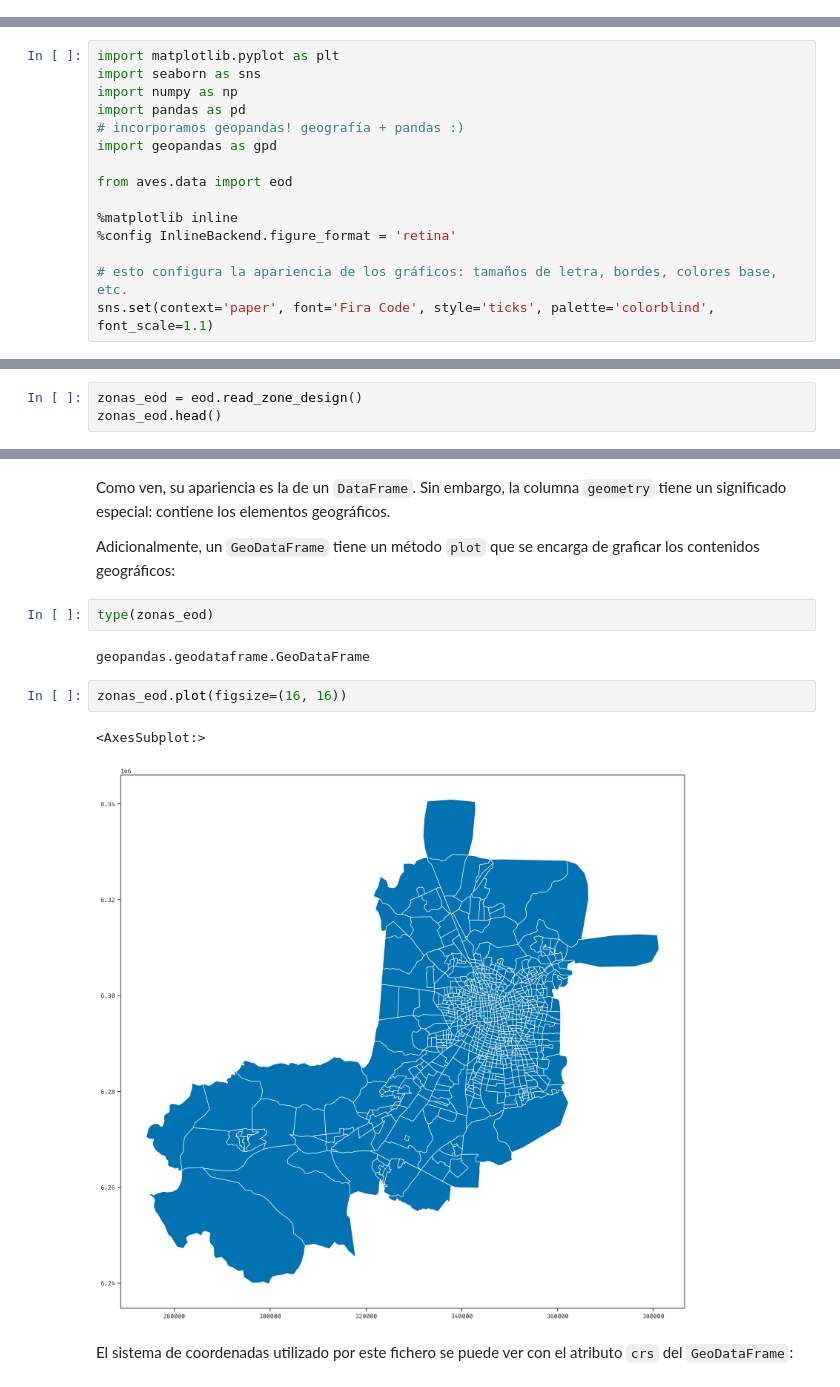
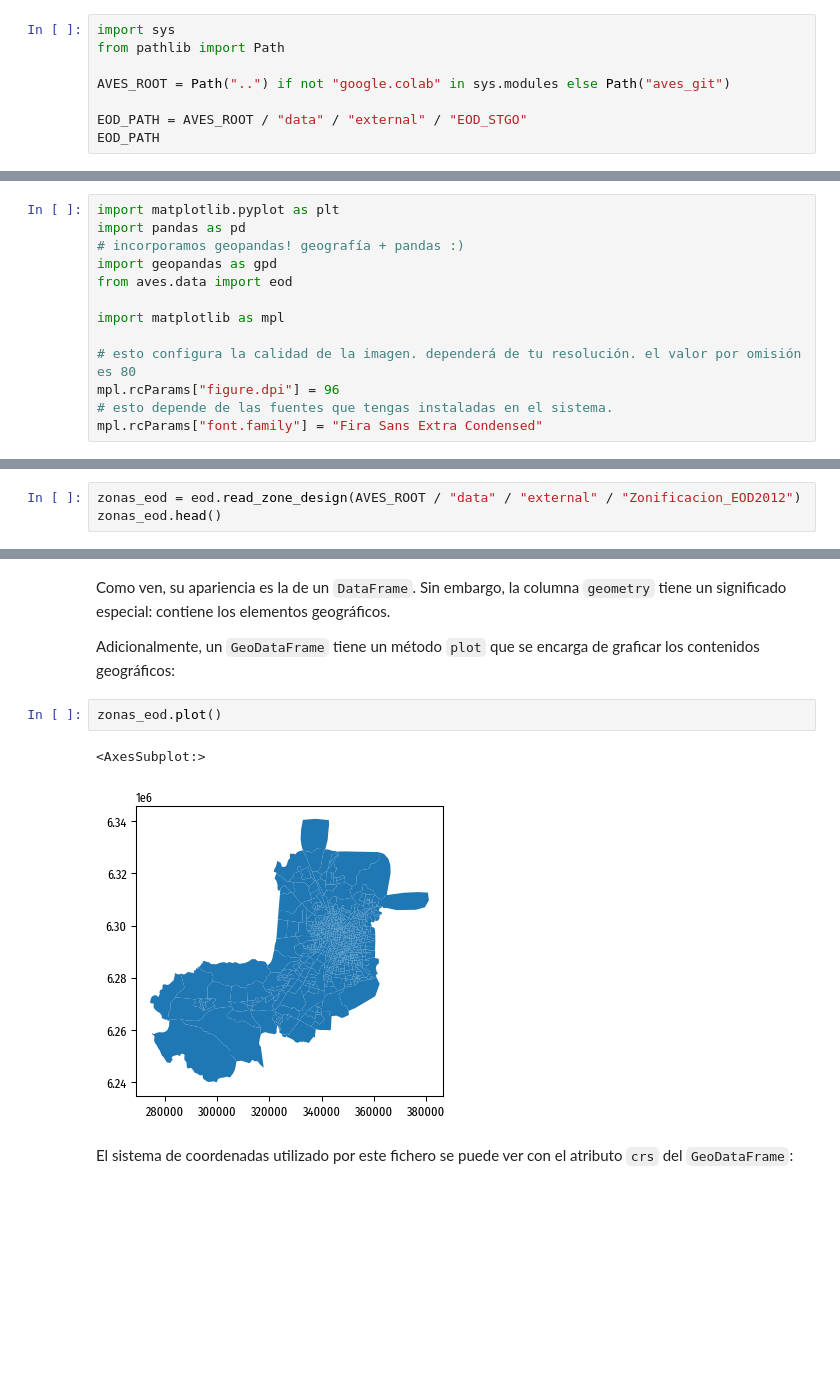
Before and after one commit to zorzalerrante/aves, a Jupyter notebook: notebooks/03-python-mapas-preliminario.ipynb, the cells around one changed output, grey strips where cells are left out. Drawn from its saved outputs; the diff is of its cells as text; blank space fills up the shorter version.

```diff
--- a/notebooks/03-python-mapas-preliminario.ipynb
+++ b/notebooks/03-python-mapas-preliminario.ipynb
@@ -10,0 +25,8 @@ En este notebook trabajaremos con información geográfica. Este notebook genera
+# %%
+import sys
+from pathlib import Path
+
+AVES_ROOT = Path("..") if not "google.colab" in sys.modules else Path("aves_git")
+
+EOD_PATH = AVES_ROOT / "data" / "external" / "EOD_STGO"
+EOD_PATH
@@ -11,15 +35,13 @@ En este notebook trabajaremos con información geográfica. Este notebook genera
 # %%
 import matplotlib.pyplot as plt
-import seaborn as sns
-import numpy as np
 import pandas as pd
 # incorporamos geopandas! geografía + pandas :)
 import geopandas as gpd
-
 from aves.data import eod
 
-%matplotlib inline
-%config InlineBackend.figure_format = 'retina'
+import matplotlib as mpl
 
-# esto configura la apariencia de los gráficos: tamaños de letra, bordes, colores base, etc.
-sns.set(context='paper', font='Fira Code', style='ticks', palette='colorblind', font_scale=1.1)
+# esto configura la calidad de la imagen. dependerá de tu resolución. el valor por omisión es 80
+mpl.rcParams["figure.dpi"] = 96
+# esto depende de las fuentes que tengas instaladas en el sistema.
+mpl.rcParams["font.family"] = "Fira Sans Extra Condensed"
@@ -83,5 +62,5 @@ La encuesta origen-destino disponibiliza un `shapefile` de las zonas de estudio
 # %%
-zonas_eod = eod.read_zone_design()
+zonas_eod = eod.read_zone_design(AVES_ROOT / "data" / "external" / "Zonificacion_EOD2012")
 zonas_eod.head()
 # %% [output]
 |  | ID | AREA | Zona | Com | Comuna | geometry |
@@ -94,15 +73,11 @@ zonas_eod.head()
 Como ven, su apariencia es la de un `DataFrame`. Sin embargo, la columna `geometry` tiene un significado especial: contiene los elementos geográficos.
 
 Adicionalmente, un `GeoDataFrame` tiene un método `plot` que se encarga de graficar los contenidos geográficos:
-# %%
-type(zonas_eod)
-# %% [output]
-geopandas.geodataframe.GeoDataFrame
 # %%
-zonas_eod.plot(figsize=(16, 16))
+zonas_eod.plot()
 # %% [output]
 <AxesSubplot:>
-[figure, old version]
+[figure, new version]
 # %% [markdown]
 El sistema de coordenadas utilizado por este fichero se puede ver con el atributo `crs` del `GeoDataFrame`:
 # %%
```
Also changed, not shown: parts of 72 cells of this notebook, 2 other files.
